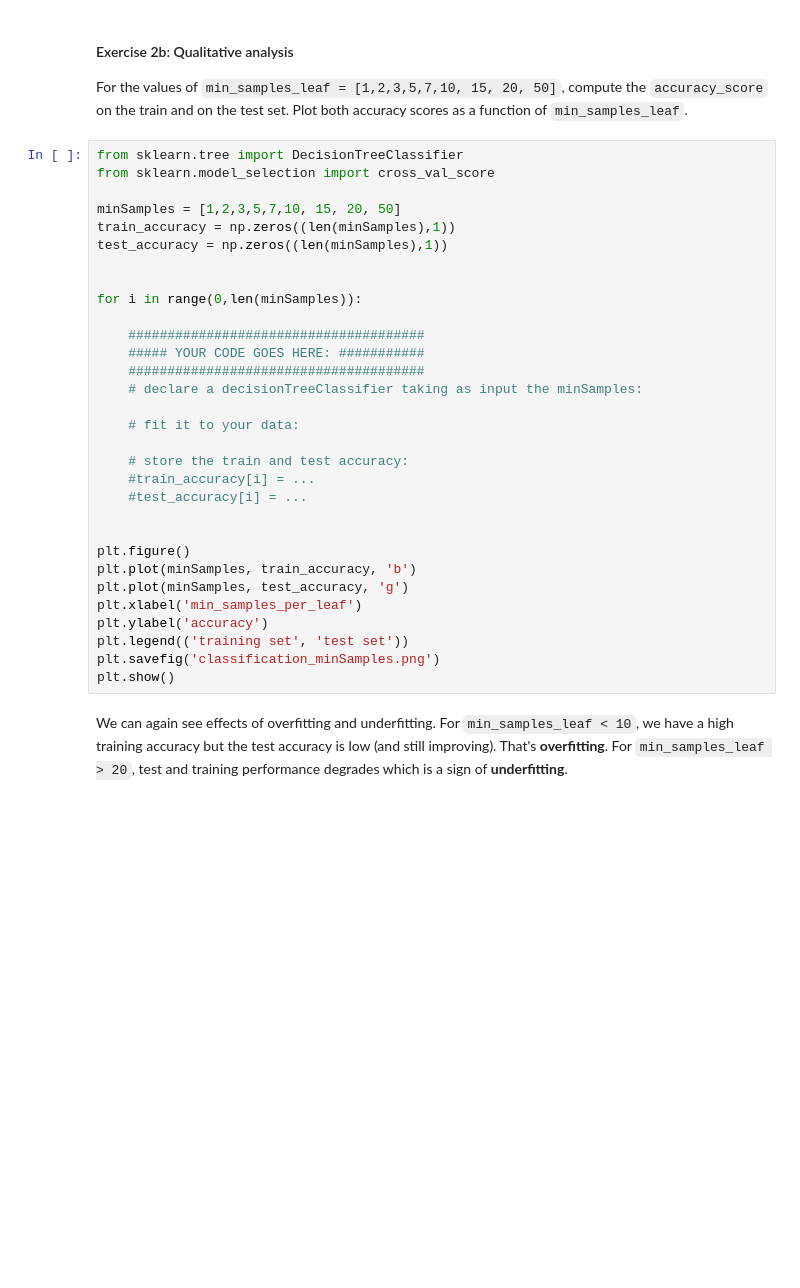
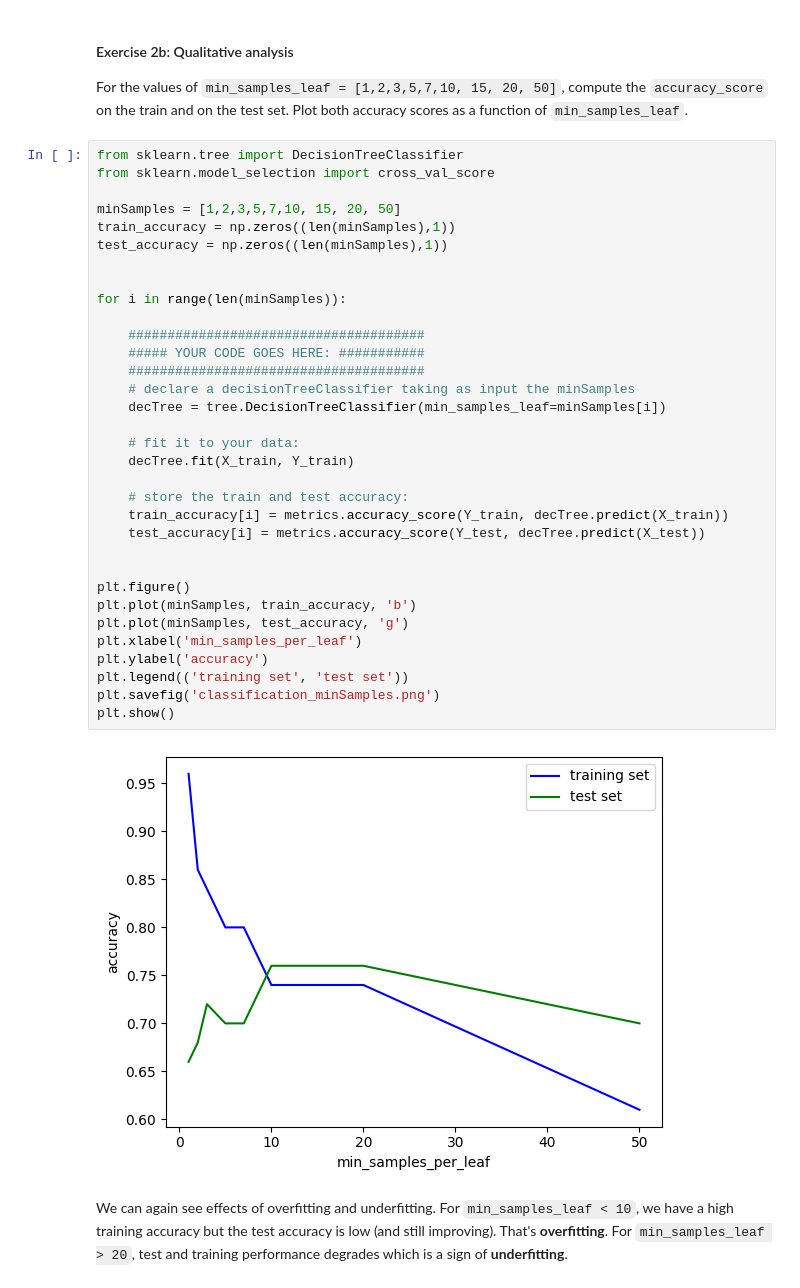
Before and after one commit to mathewsjoyy/MachineLearning-Workshop, a Jupyter notebook: Workshop8/Week8_workshop.ipynb, the cells around one changed output. Drawn from its saved outputs; the diff is of its cells as text; blank space fills up the shorter version.

```diff
--- a/Workshop8/Week8_workshop.ipynb
+++ b/Workshop8/Week8_workshop.ipynb
@@ -284,34 +308,38 @@ the test set. Plot both accuracy scores as a function of `min_samples_leaf`.
 # %%
 from sklearn.tree import DecisionTreeClassifier
 from sklearn.model_selection import cross_val_score
 
 minSamples = [1,2,3,5,7,10, 15, 20, 50]
 train_accuracy = np.zeros((len(minSamples),1))
 test_accuracy = np.zeros((len(minSamples),1))
 
 
-for i in range(0,len(minSamples)):
+for i in range(len(minSamples)):
 
     ######################################
     ##### YOUR CODE GOES HERE: ###########
     ######################################
-    # declare a decisionTreeClassifier taking as input the minSamples:
+    # declare a decisionTreeClassifier taking as input the minSamples
+    decTree = tree.DecisionTreeClassifier(min_samples_leaf=minSamples[i])
 
     # fit it to your data:
+    decTree.fit(X_train, Y_train)
 
     # store the train and test accuracy:
-    #train_accuracy[i] = ...
-    #test_accuracy[i] = ...
+    train_accuracy[i] = metrics.accuracy_score(Y_train, decTree.predict(X_train))
+    test_accuracy[i] = metrics.accuracy_score(Y_test, decTree.predict(X_test))
 
 
 plt.figure()
 plt.plot(minSamples, train_accuracy, 'b')
 plt.plot(minSamples, test_accuracy, 'g')
 plt.xlabel('min_samples_per_leaf')
 plt.ylabel('accuracy')
 plt.legend(('training set', 'test set'))
 plt.savefig('classification_minSamples.png')
 plt.show()
+# %% [output]
+[figure, added]
 # %% [markdown]
 We can again see effects of overfitting and underfitting. For `min_samples_leaf < 10`, we have a high training accuracy but the test accuracy is low (and still improving). That's **overfitting**.
 For `min_samples_leaf > 20`, test and training performance degrades which is a sign of **underfitting**.
```
Also changed, not shown: parts of 14 cells of this notebook, 4 other files.
